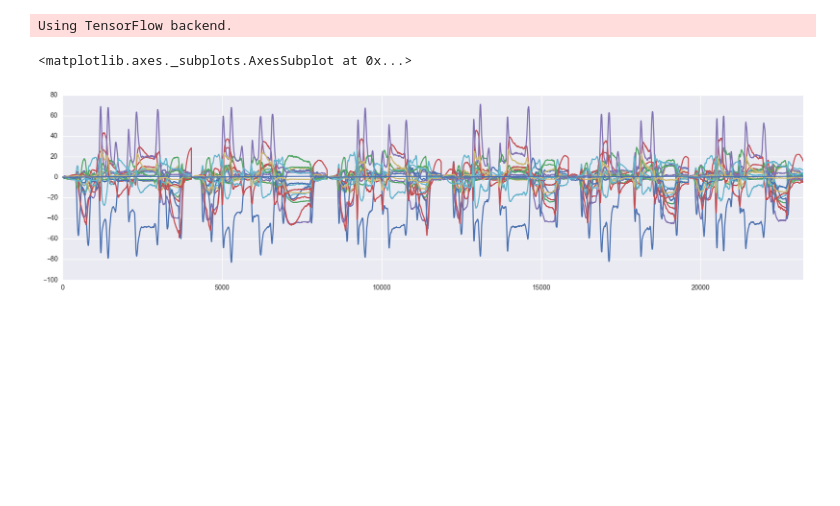
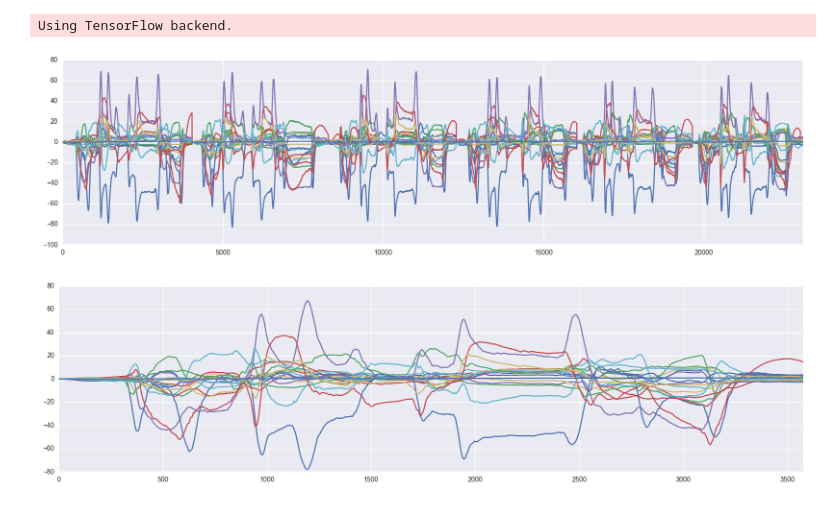
Before and after one commit to sentetic/LSTM-Biometric-sequences-recognition, a Jupyter notebook: LSTM_Biometric_Sequence_classification.ipynb, the cells around one changed output. Cells and saved outputs as stored; diff of their text form; code cells hidden in the pictures; blank space fills up the shorter version.

```diff
--- a/LSTM_Biometric_Sequence_classification.ipynb
+++ b/LSTM_Biometric_Sequence_classification.ipynb
@@ -46,3 +64,41 @@ def getLSTM_Autoencoder_model(input_shape=128, input_dim=18, encoded_dim=4):
 
     return encoder, autoencoder
+# %%
+def load_training_data(data_folders=range(1,8), test_data=2):
+    '''Data Loader. Load experiment datas from folders and returns a single DataFrame
+
+    Args:
+    data_folders (tuple): range of folders to concatenate (start, end)
+    test_data (int): id of sequence to be used for validation tests
+
+    Returns:
+
+    '''
+    training_dataFrame=pd.DataFrame()
+    testing_dataFrame=pd.DataFrame()
+    for i in data_folders:
+        if i == test_data and test_data:
+            dx = pd.read_csv('data/Test {}/dx/Analisi.csv'.format(i), names=['d0','d1','d2','d3','d4','d5','d6', 'd7', 'd8', 'd9'])
+            sx = pd.read_csv('data/Test {}/sx/Analisi.csv'.format(i), names=['s0','s1','s2','s3','s4','s5','s6', 's7', 's8', 's9'])
+            length=np.max([len(dx), len(sx)])
+            sequence = pd.concat([dx.iloc[:length], sx.iloc[:length]], axis=1)
+            target = np.linspace(0,1,length)
+            sequence['target']=target
+            testing_dataFrame=testing_dataFrame.append(sequence, ignore_index=True)
+            del testing_dataFrame['d0']
+            del testing_dataFrame['s0']
+            testing_dataFrame=testing_dataFrame.fillna(0)
+            continue
+
+        dx = pd.read_csv('data/Test {}/dx/Analisi.csv'.format(i), names=['d0','d1','d2','d3','d4','d5','d6', 'd7', 'd8', 'd9'])
+        sx = pd.read_csv('data/Test {}/sx/Analisi.csv'.format(i), names=['s0','s1','s2','s3','s4','s5','s6', 's7', 's8', 's9'])
+        length=np.max([len(dx), len(sx)])
+        sequence = pd.concat([dx.iloc[:length], sx.iloc[:length]], axis=1)
+        target = np.linspace(0,1,length)
+        sequence['target']=target
+        training_dataFrame=training_dataFrame.append(sequence, ignore_index=True)
+        del training_dataFrame['d0']
+        del training_dataFrame['s0']
+        training_dataFrame=training_dataFrame.fillna(0)
+    return training_dataFrame, testing_dataFrame
 # %%
@@ -69,9 +107,11 @@ def loadTrainingData():
-# %%
-x=loadTrainingData()
-x.plot(figsize=(20,5), legend=False)
-# %% [output]
-<matplotlib.axes._subplots.AxesSubplot at 0x...>
-[figure, removed]
+# %%
+x, x_test=load_training_data(data_folders=range(1,8), test_data=3)
+x.plot(figsize=(20,5), legend=False)
+if len(x_test)>0:
+    x_test.plot(figsize=(20,5), legend=False)
+# %% [output]
+[figure, added]
+[figure, added]
 # %%
 target = x.loc[:,'target']
 # %%
```
Also changed, not shown: parts of 21 cells of this notebook.
